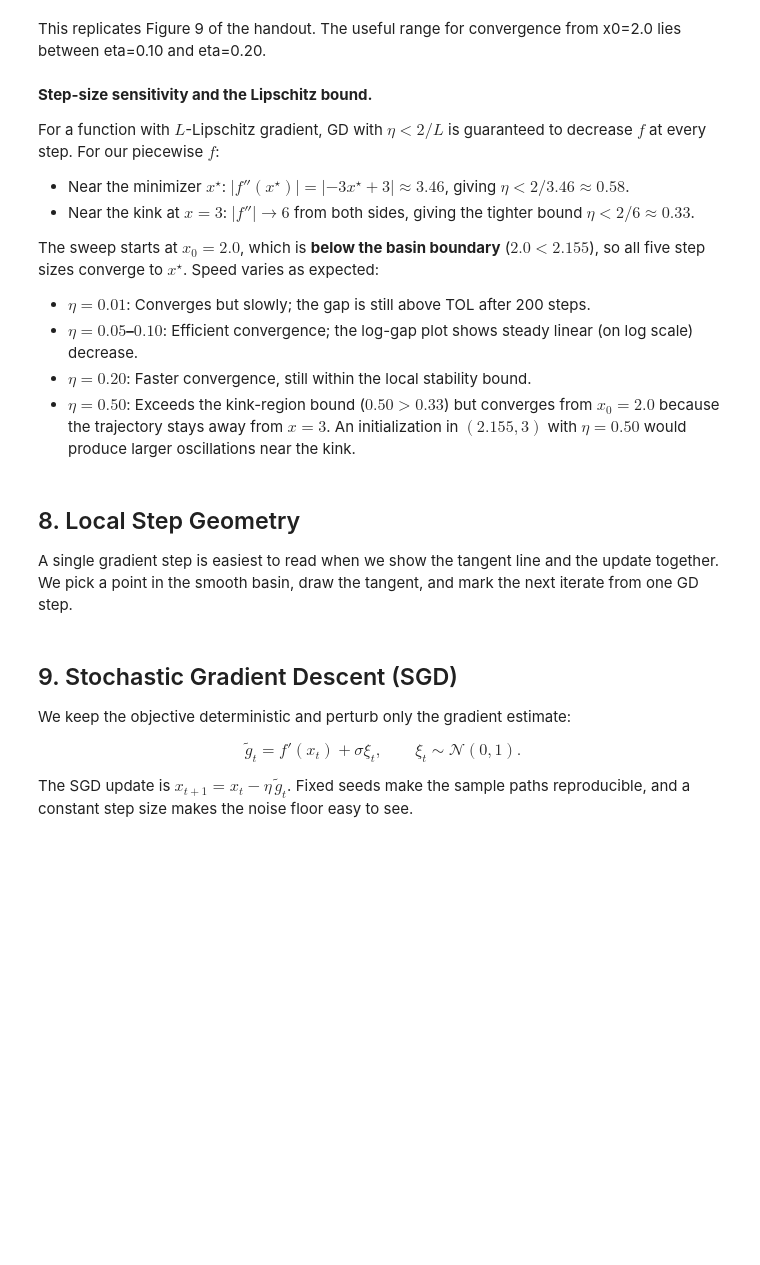
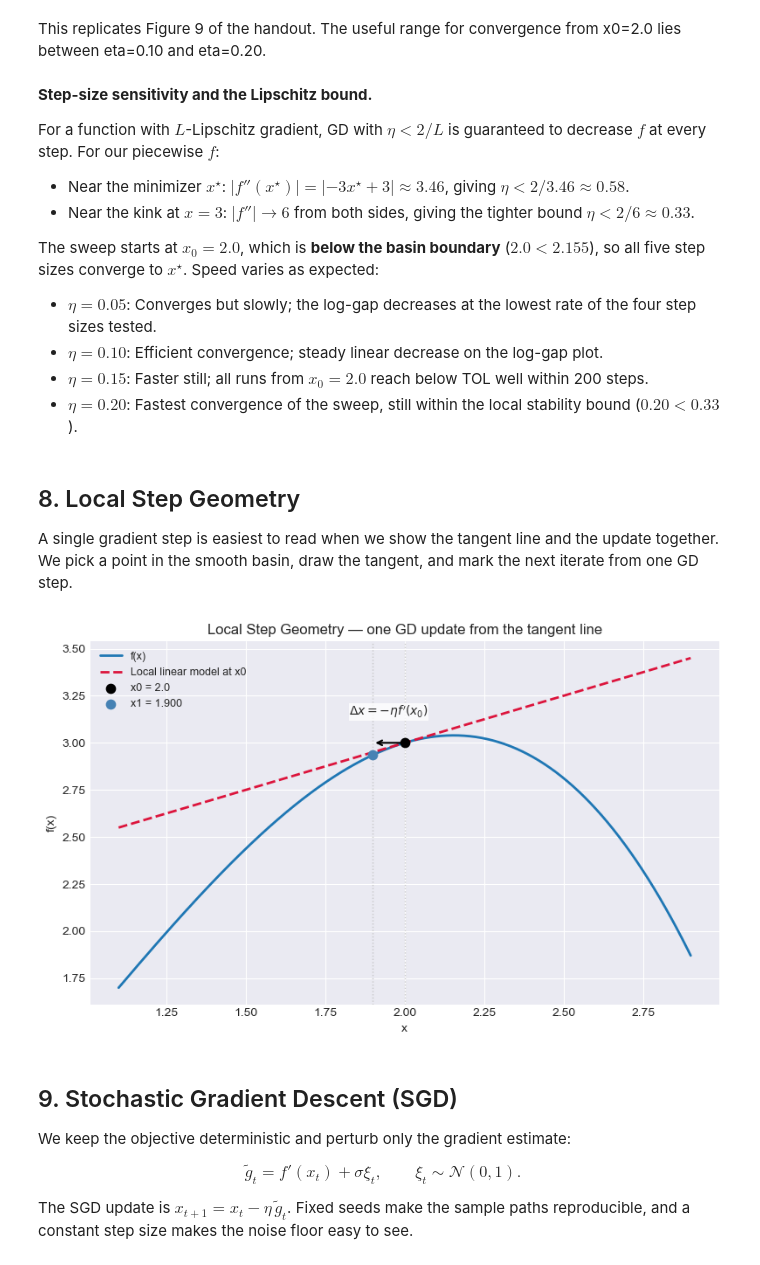
Before and after one commit to FranQuant/the-ai-engineer, a Jupyter notebook: capstones/week01_gd_optimization/gd_capstone.ipynb, the cells around one changed output. Saved outputs shown, nothing was run; the diff lists cells and outputs as text; code cells hidden in the pictures; blank space fills up the shorter version.

```diff
--- a/capstones/week01_gd_optimization/gd_capstone.ipynb
+++ b/capstones/week01_gd_optimization/gd_capstone.ipynb
@@ -376,46 +401,48 @@ For a function with $L$-Lipschitz gradient, GD with $\eta < 2/L$ is guaranteed t
 
 The sweep starts at $x_0 = 2.0$, which is **below the basin boundary** ($2.0 < 2.155$), so all five step sizes converge to $x^\star$.  Speed varies as expected:
 
-- **$\eta = 0.01$**: Converges but slowly; the gap is still above TOL after 200 steps.
-- **$\eta = 0.05$–$0.10$**: Efficient convergence; the log-gap plot shows steady linear (on log scale) decrease.
-- **$\eta = 0.20$**: Faster convergence, still within the local stability bound.
-- **$\eta = 0.50$**: Exceeds the kink-region bound ($0.50 > 0.33$) but converges from $x_0 = 2.0$ because the trajectory stays away from $x = 3$. An initialization in $(2.155, 3)$ with $\eta = 0.50$ would produce larger oscillations near the kink.
+- **$\eta = 0.05$**: Converges but slowly; the log-gap decreases at the lowest rate of the four step sizes tested.
+- **$\eta = 0.10$**: Efficient convergence; steady linear decrease on the log-gap plot.
+- **$\eta = 0.15$**: Faster still; all runs from $x_0 = 2.0$ reach below TOL well within 200 steps.
+- **$\eta = 0.20$**: Fastest convergence of the sweep, still within the local stability bound ($0.20 < 0.33$).
 # %% [markdown]
 ## 8. Local Step Geometry
 
 A single gradient step is easiest to read when we show the tangent line and the update together. We pick a point in the smooth basin, draw the tangent, and mark the next iterate from one GD step.
 # %%
-x0_geom = 1.8
+x0_geom = 2.0
 eta_geom = 0.20
 x1_geom = x0_geom - eta_geom * df(x0_geom)
 f0_geom = f(x0_geom)
 f1_geom = f(x1_geom)
 
 xs_geom = np.linspace(x0_geom - 0.9, x0_geom + 0.9, 400)
 tangent_geom = f0_geom + df(x0_geom) * (xs_geom - x0_geom)
 
 fig, ax = plt.subplots(figsize=(8, 5))
 ax.plot(xs_geom, f(xs_geom), linewidth=2, label='f(x)')
 ax.plot(xs_geom, tangent_geom, linestyle='--', color='crimson', linewidth=2,
         label='Local linear model at x0')
 ax.scatter([x0_geom], [f0_geom], color='black', zorder=5, s=55, label=f'x0 = {x0_geom}')
 ax.scatter([x1_geom], [f1_geom], color='steelblue', zorder=5, s=55,
            label=f'x1 = {x1_geom:.3f}')
 ax.annotate('', xy=(x1_geom, f0_geom), xytext=(x0_geom, f0_geom),
             arrowprops=dict(arrowstyle='->', color='black', lw=1.5))
 ax.text((x0_geom + x1_geom) / 2, f0_geom + 0.12, r"$\Delta x = -\eta f'(x_0)$",
         ha='center', va='bottom', fontsize=10,
         bbox=dict(facecolor='white', edgecolor='none', alpha=0.8, pad=0.2))
 ax.axvline(x0_geom, linestyle=':', color='0.75', linewidth=1, alpha=0.8)
 ax.axvline(x1_geom, linestyle=':', color='0.75', linewidth=1, alpha=0.8)
 ax.set_title('Local Step Geometry — one GD update from the tangent line')
 ax.set_xlabel('x')
 ax.set_ylabel('f(x)')
 ax.legend(fontsize=9)
 
 plt.tight_layout()
 plt.savefig('fig_04_step_geometry.png', dpi=150, bbox_inches='tight')
 plt.show()
+# %% [output]
+[figure, added]
 # %% [markdown]
 ## 9. Stochastic Gradient Descent (SGD)
 
```
Also changed, not shown: parts of 12 cells of this notebook, 1 other file.
